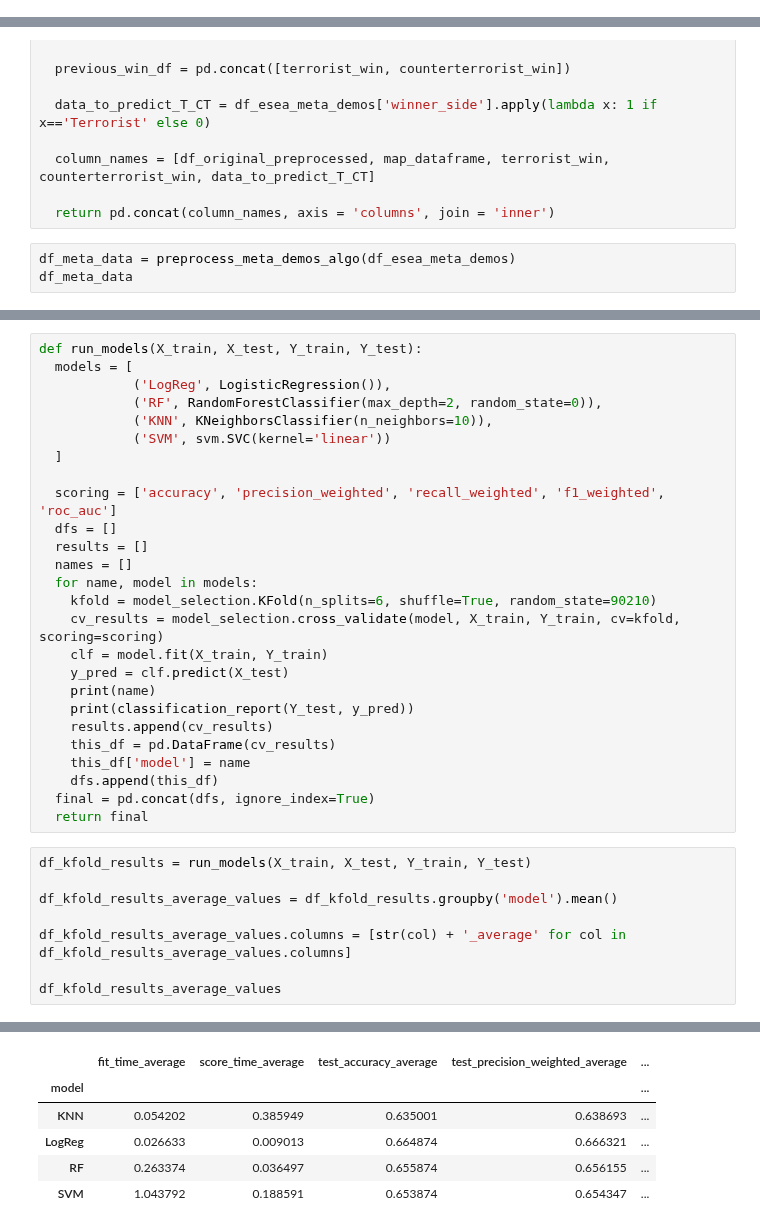
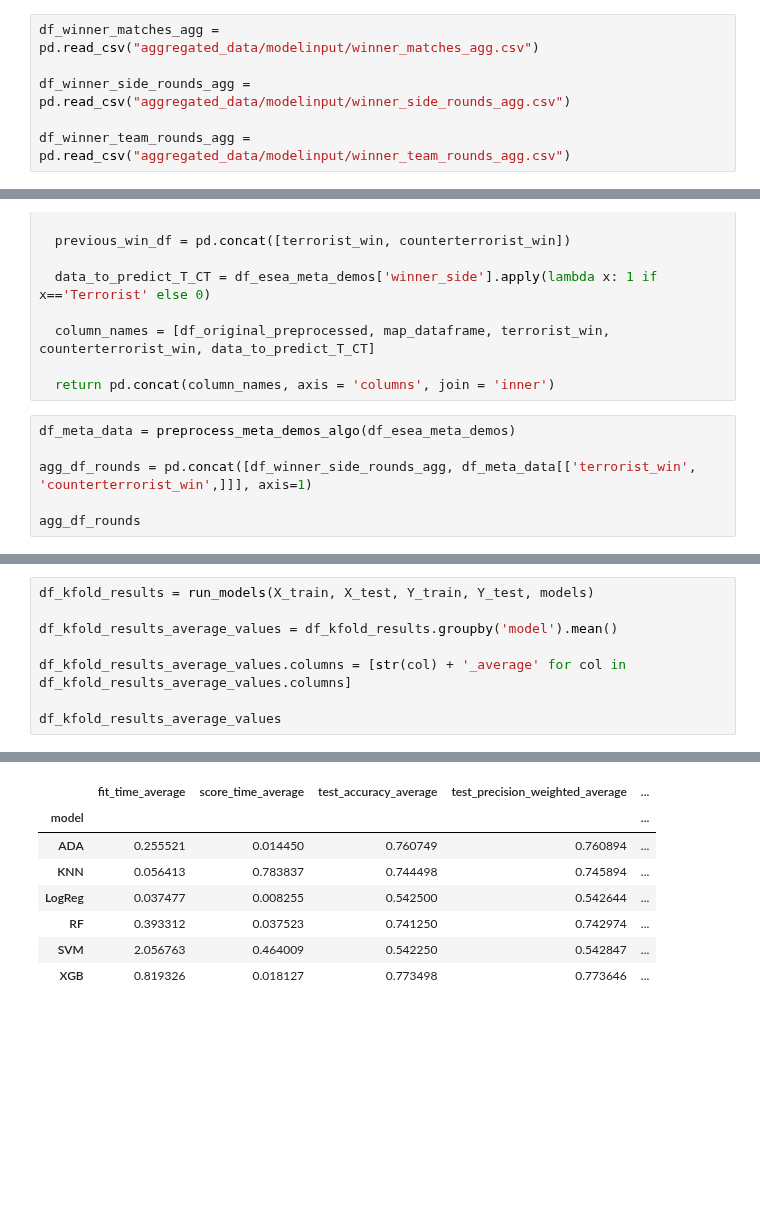
Before and after one commit to gandhimonil9823/CS_GO_Analysis, a Jupyter notebook: Algorithm_Analysis.ipynb, the cells around one changed output, grey strips where cells are left out. Drawn from its saved outputs; the diff is of its cells as text; blank space fills up the shorter version.

```diff
--- a/Algorithm_Analysis.ipynb
+++ b/Algorithm_Analysis.ipynb
@@ -47,3 +65,9 @@ damage_data.csv   kill_data.csv     map_data.csv
+# %%
+df_winner_matches_agg = pd.read_csv("aggregated_data/modelinput/winner_matches_agg.csv")
+
+df_winner_side_rounds_agg = pd.read_csv("aggregated_data/modelinput/winner_side_rounds_agg.csv")
+
+df_winner_team_rounds_agg = pd.read_csv("aggregated_data/modelinput/winner_team_rounds_agg.csv")
 # %% [markdown]
 # Data Preprocess for Data Mining Algorithms
 # %%
@@ -103,5 +127,8 @@ def preprocess_meta_demos_algo(df_esea_meta_demos):
   return pd.concat(column_names, axis = 'columns', join = 'inner')
 # %%
 df_meta_data = preprocess_meta_demos_algo(df_esea_meta_demos)
-df_meta_data
+
+agg_df_rounds = pd.concat([df_winner_side_rounds_agg, df_meta_data[['terrorist_win', 'counterterrorist_win',]]], axis=1)
+
+agg_df_rounds
 # %% [output]
@@ -137,31 +409,5 @@ X_test = standard_scalar.fit_transform(X_test)
-# %%
-def run_models(X_train, X_test, Y_train, Y_test):
-  models = [
-            ('LogReg', LogisticRegression()),
-            ('RF', RandomForestClassifier(max_depth=2, random_state=0)),
-            ('KNN', KNeighborsClassifier(n_neighbors=10)),
-            ('SVM', svm.SVC(kernel='linear'))
-  ]
-
-  scoring = ['accuracy', 'precision_weighted', 'recall_weighted', 'f1_weighted', 'roc_auc']
-  dfs = []
-  results = []
-  names = []
-  for name, model in models:
-    kfold = model_selection.KFold(n_splits=6, shuffle=True, random_state=90210)
-    cv_results = model_selection.cross_validate(model, X_train, Y_train, cv=kfold, scoring=scoring)
-    clf = model.fit(X_train, Y_train)
-    y_pred = clf.predict(X_test)
-    print(name)
-    print(classification_report(Y_test, y_pred))
-    results.append(cv_results)
-    this_df = pd.DataFrame(cv_results)
-    this_df['model'] = name
-    dfs.append(this_df)
-  final = pd.concat(dfs, ignore_index=True)
-  return final
 # %%
-df_kfold_results = run_models(X_train, X_test, Y_train, Y_test)
+df_kfold_results = run_models(X_train, X_test, Y_train, Y_test, models)
 
 df_kfold_results_average_values = df_kfold_results.groupby('model').mean()
 
@@ -189,6 +435,8 @@ weighted avg       0.65      0.65      0.65      2000
 |  | fit_time_average | score_time_average | test_accuracy_average | test_precision_weighted_average | ... |
 | model |  |  |  |  | ... |
-| KNN | 0.054202 | 0.385949 | 0.635001 | 0.638693 | ... |
-| LogReg | 0.026633 | 0.009013 | 0.664874 | 0.666321 | ... |
-| RF | 0.263374 | 0.036497 | 0.655874 | 0.656155 | ... |
-| SVM | 1.043792 | 0.188591 | 0.653874 | 0.654347 | ... |
+| ADA | 0.255521 | 0.014450 | 0.760749 | 0.760894 | ... |
+| KNN | 0.056413 | 0.783837 | 0.744498 | 0.745894 | ... |
+| LogReg | 0.037477 | 0.008255 | 0.542500 | 0.542644 | ... |
+| RF | 0.393312 | 0.037523 | 0.741250 | 0.742974 | ... |
+| SVM | 2.056763 | 0.464009 | 0.542250 | 0.542847 | ... |
+| XGB | 0.819326 | 0.018127 | 0.773498 | 0.773646 | ... |
```
Also changed, not shown: parts of 18 cells of this notebook.
